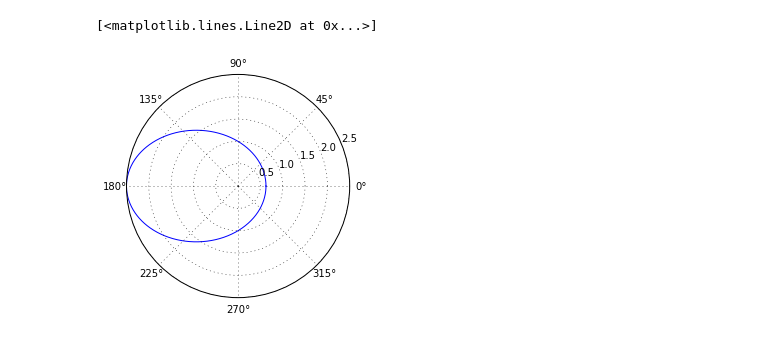
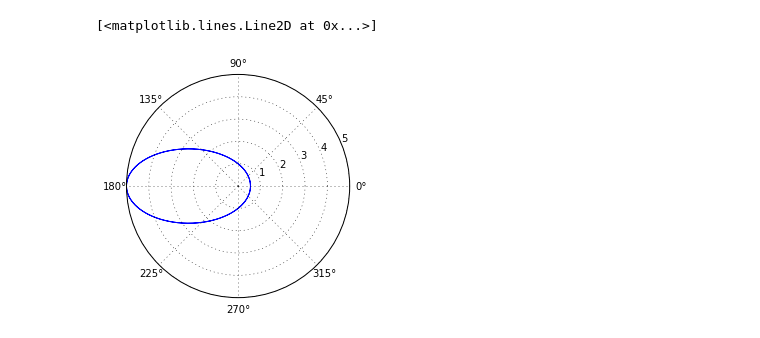
Before and after one commit to jacob-i-skinner/Orbit-Fitting, a Jupyter notebook: Ellipse radial velocity calculator.ipynb, the cells around one changed output. Drawn from its saved outputs; the diff is of its cells as text; code cells hidden in the pictures.

```diff
--- a/Ellipse radial velocity calculator.ipynb
+++ b/Ellipse radial velocity calculator.ipynb
@@ -18,9 +1,20 @@ plt.xlim(-3, 1)
 # %%
-theta = np.linspace(0, 2*np.pi, num=1000)
-r     = 1/(1+0.6*np.cos(theta))
+import numpy as np
+from matplotlib import pyplot as plt
+%matplotlib inline
+
+observationVector = np.array([0, 1]) #we are looking at the ellipse edge on, from "below" the plot
+
+e = 0.8
+l = 1
+M = 1
+
+#lets make an ellipse
+theta = np.linspace(0, 4*np.pi, num=2000)
+r     = l/(1+e*np.cos(theta))
 
 fig = plt.subplot(111, projection = 'polar')
 fig.plot(theta, r)
 # %% [output]
 [<matplotlib.lines.Line2D at 0x...>]
-[figure, old version]
+[figure, new version]
```
Also changed, not shown: parts of 4 cells of this notebook, 1 other file.
